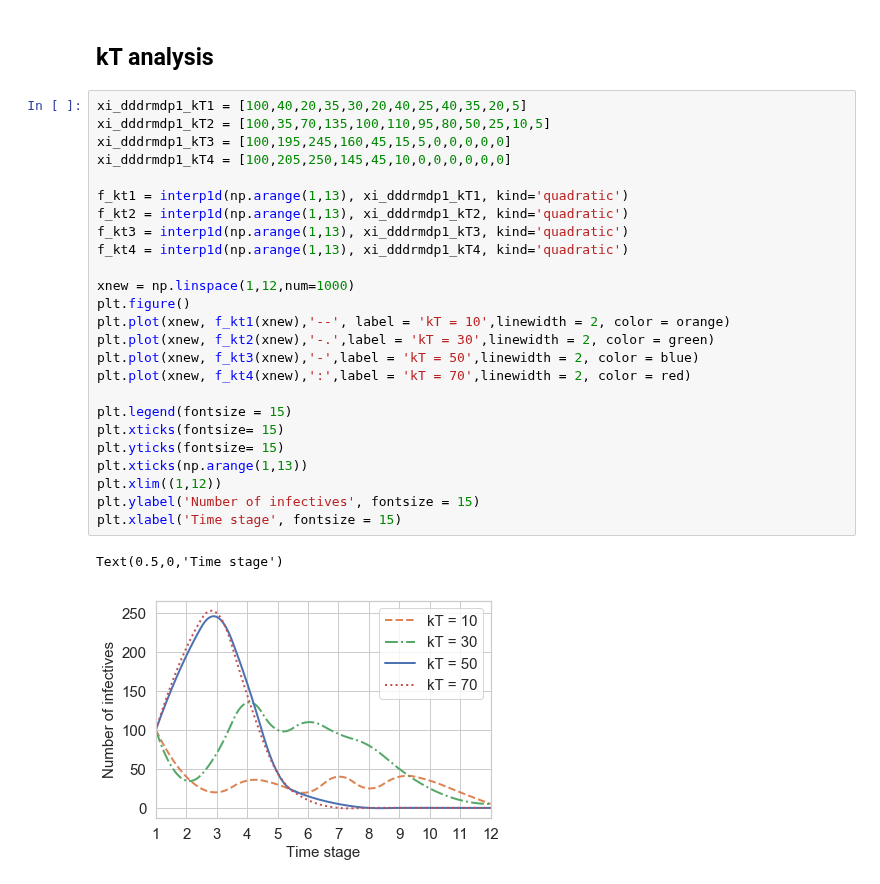
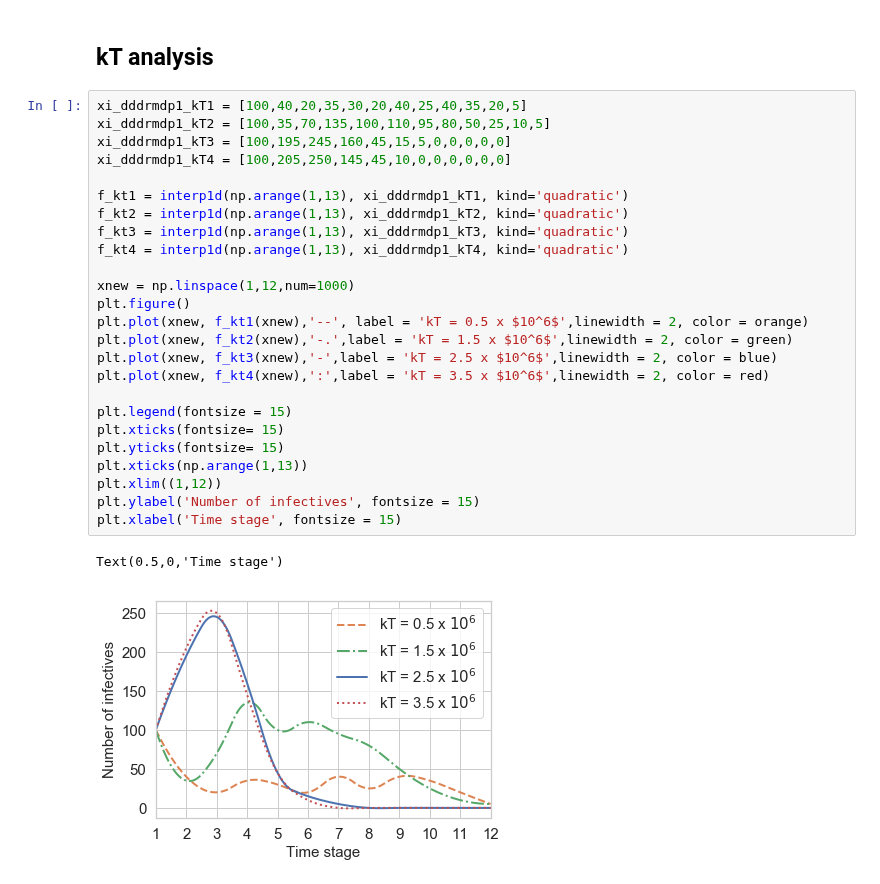
Before and after one commit to kadysongbb/drmdp, a Jupyter notebook: plot.ipynb, the cells around one changed output. Cells and saved outputs as stored; diff of their text form.

```diff
--- a/plot.ipynb
+++ b/plot.ipynb
@@ -104,28 +104,28 @@ Text(0.5,0,'Time stage')
 # %%
 xi_dddrmdp1_kT1 = [100,40,20,35,30,20,40,25,40,35,20,5]
 xi_dddrmdp1_kT2 = [100,35,70,135,100,110,95,80,50,25,10,5]
 xi_dddrmdp1_kT3 = [100,195,245,160,45,15,5,0,0,0,0,0]
 xi_dddrmdp1_kT4 = [100,205,250,145,45,10,0,0,0,0,0,0]
 
 f_kt1 = interp1d(np.arange(1,13), xi_dddrmdp1_kT1, kind='quadratic')
 f_kt2 = interp1d(np.arange(1,13), xi_dddrmdp1_kT2, kind='quadratic')
 f_kt3 = interp1d(np.arange(1,13), xi_dddrmdp1_kT3, kind='quadratic')
 f_kt4 = interp1d(np.arange(1,13), xi_dddrmdp1_kT4, kind='quadratic')
 
 xnew = np.linspace(1,12,num=1000)
 plt.figure()
-plt.plot(xnew, f_kt1(xnew),'--', label = 'kT = 10',linewidth = 2, color = orange)
-plt.plot(xnew, f_kt2(xnew),'-.',label = 'kT = 30',linewidth = 2, color = green)
-plt.plot(xnew, f_kt3(xnew),'-',label = 'kT = 50',linewidth = 2, color = blue)
-plt.plot(xnew, f_kt4(xnew),':',label = 'kT = 70',linewidth = 2, color = red)
+plt.plot(xnew, f_kt1(xnew),'--', label = 'kT = 0.5 x $10^6$',linewidth = 2, color = orange)
+plt.plot(xnew, f_kt2(xnew),'-.',label = 'kT = 1.5 x $10^6$',linewidth = 2, color = green)
+plt.plot(xnew, f_kt3(xnew),'-',label = 'kT = 2.5 x $10^6$',linewidth = 2, color = blue)
+plt.plot(xnew, f_kt4(xnew),':',label = 'kT = 3.5 x $10^6$',linewidth = 2, color = red)
 
 plt.legend(fontsize = 15)
 plt.xticks(fontsize= 15)
 plt.yticks(fontsize= 15)
 plt.xticks(np.arange(1,13))
 plt.xlim((1,12))
 plt.ylabel('Number of infectives', fontsize = 15)
 plt.xlabel('Time stage', fontsize = 15)
 # %% [output]
 Text(0.5,0,'Time stage')
-[figure, old version]
+[figure, new version]
```
Also changed, not shown: parts of 2 cells of this notebook, 5 other files.
